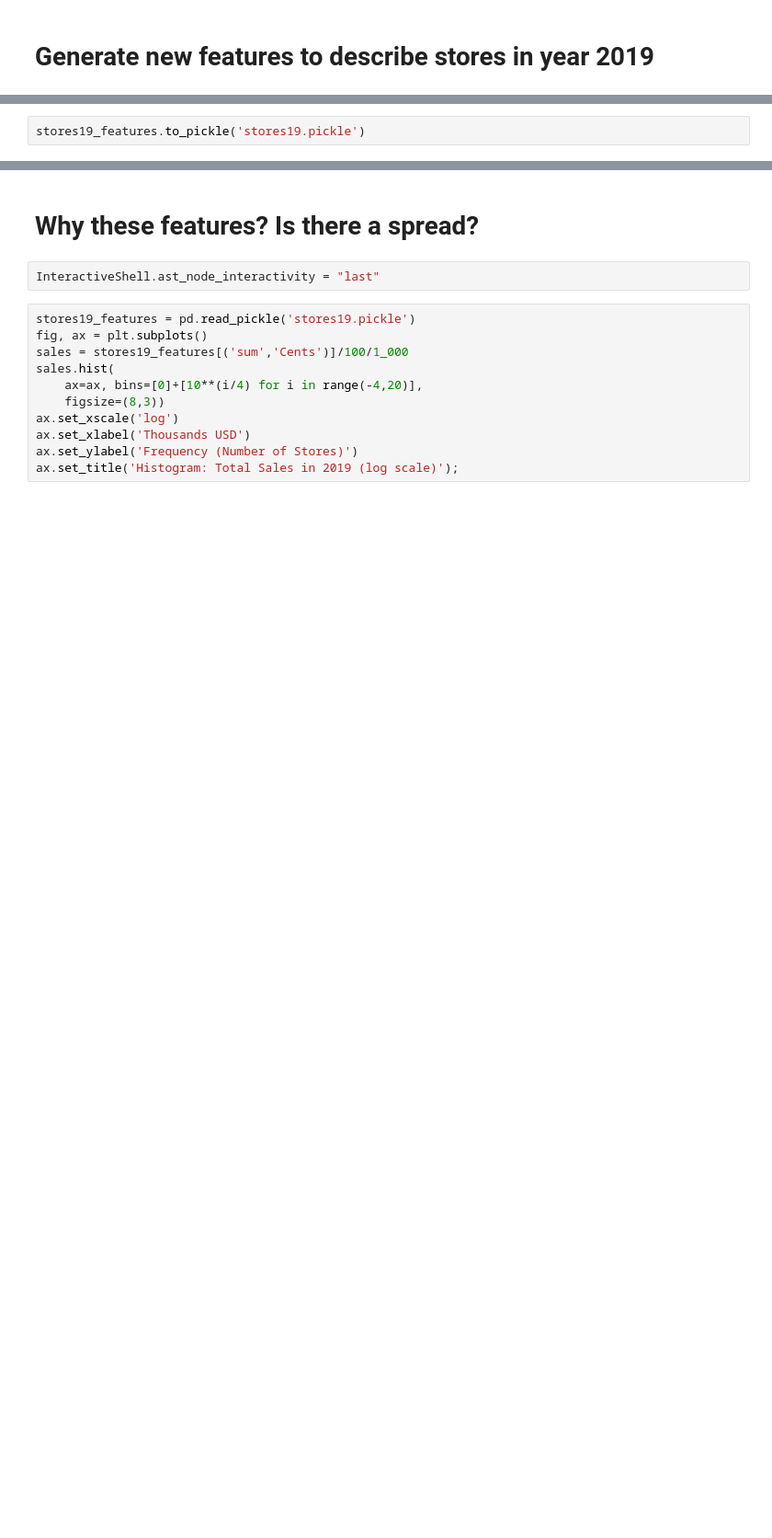
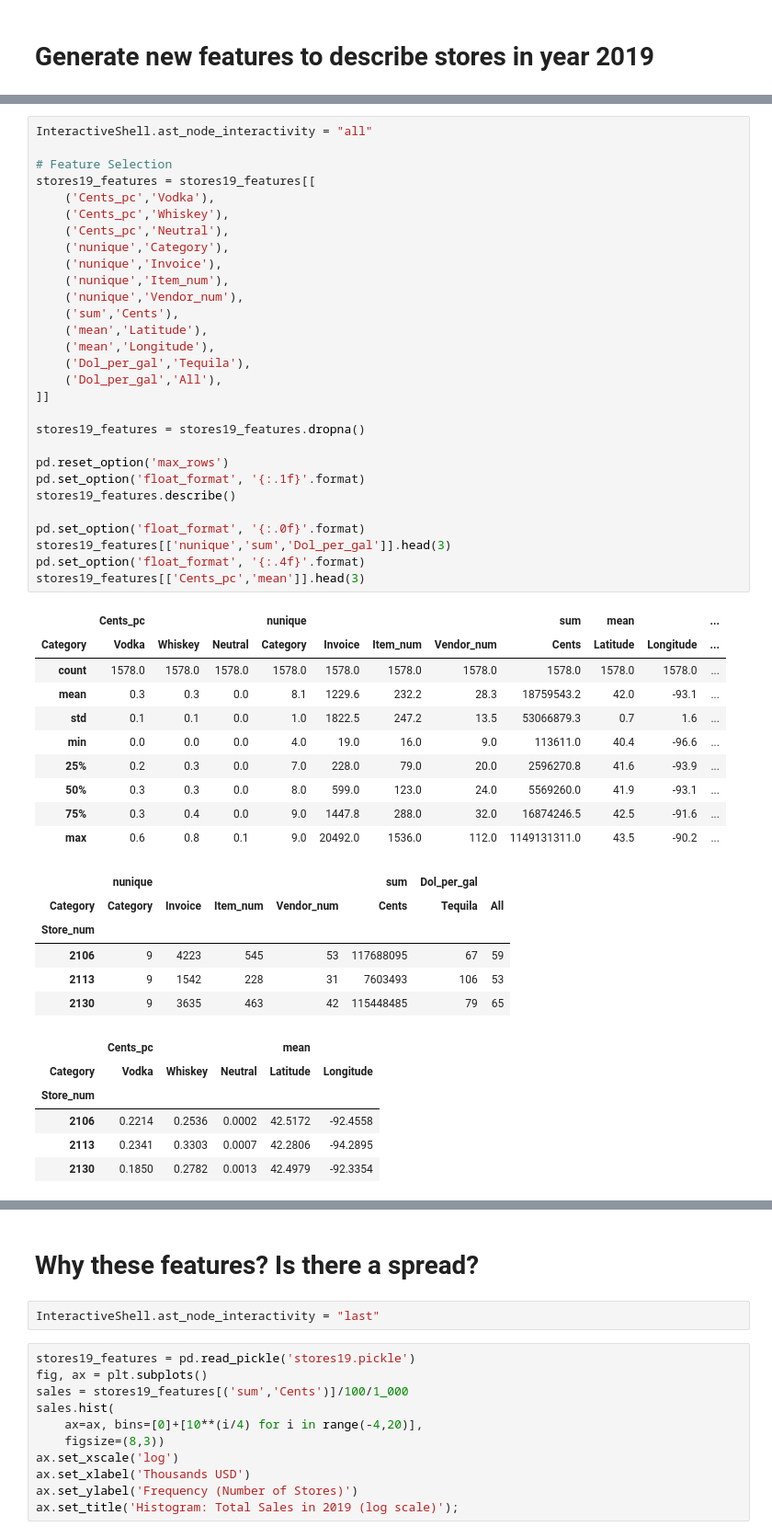
Before and after one commit to gatewaycat/iowa-liquor-sales2, a Jupyter notebook: 4-feature-engineering.ipynb, the cells around one changed output, grey strips where cells are left out. Shown at 92% size. Saved outputs shown, nothing was run; the diff lists cells and outputs as text; blank space fills up the shorter version.

```diff
--- a/4-feature-engineering.ipynb
+++ b/4-feature-engineering.ipynb
@@ -129,2 +134,52 @@ stores19_features.describe()
-# %%
-stores19_features.to_pickle('stores19.pickle')
+# %%
+InteractiveShell.ast_node_interactivity = "all"
+
+# Feature Selection
+stores19_features = stores19_features[[
+    ('Cents_pc','Vodka'),
+    ('Cents_pc','Whiskey'),
+    ('Cents_pc','Neutral'),
+    ('nunique','Category'),
+    ('nunique','Invoice'),
+    ('nunique','Item_num'),
+    ('nunique','Vendor_num'),
+    ('sum','Cents'),
+    ('mean','Latitude'),
+    ('mean','Longitude'),
+    ('Dol_per_gal','Tequila'),
+    ('Dol_per_gal','All'),
+]]
+
+stores19_features = stores19_features.dropna()
+
+pd.reset_option('max_rows')
+pd.set_option('float_format', '{:.1f}'.format)
+stores19_features.describe()
+
+pd.set_option('float_format', '{:.0f}'.format)
+stores19_features[['nunique','sum','Dol_per_gal']].head(3)
+pd.set_option('float_format', '{:.4f}'.format)
+stores19_features[['Cents_pc','mean']].head(3)
+# %% [output]
+|  | Cents_pc |  |  | nunique |  |  |  | sum | mean |  | ... |
+| Category | Vodka | Whiskey | Neutral | Category | Invoice | Item_num | Vendor_num | Cents | Latitude | Longitude | ... |
+| count | 1578.0 | 1578.0 | 1578.0 | 1578.0 | 1578.0 | 1578.0 | 1578.0 | 1578.0 | 1578.0 | 1578.0 | ... |
+| mean | 0.3 | 0.3 | 0.0 | 8.1 | 1229.6 | 232.2 | 28.3 | 18759543.2 | 42.0 | -93.1 | ... |
+| std | 0.1 | 0.1 | 0.0 | 1.0 | 1822.5 | 247.2 | 13.5 | 53066879.3 | 0.7 | 1.6 | ... |
+| min | 0.0 | 0.0 | 0.0 | 4.0 | 19.0 | 16.0 | 9.0 | 113611.0 | 40.4 | -96.6 | ... |
+| 25% | 0.2 | 0.3 | 0.0 | 7.0 | 228.0 | 79.0 | 20.0 | 2596270.8 | 41.6 | -93.9 | ... |
+| 50% | 0.3 | 0.3 | 0.0 | 8.0 | 599.0 | 123.0 | 24.0 | 5569260.0 | 41.9 | -93.1 | ... |
+| 75% | 0.3 | 0.4 | 0.0 | 9.0 | 1447.8 | 288.0 | 32.0 | 16874246.5 | 42.5 | -91.6 | ... |
+| max | 0.6 | 0.8 | 0.1 | 9.0 | 20492.0 | 1536.0 | 112.0 | 1149131311.0 | 43.5 | -90.2 | ... |
+|  | nunique |  |  |  | sum | Dol_per_gal |  |
+| Category | Category | Invoice | Item_num | Vendor_num | Cents | Tequila | All |
+| Store_num |  |  |  |  |  |  |  |
+| 2106 | 9 | 4223 | 545 | 53 | 117688095 | 67 | 59 |
+| 2113 | 9 | 1542 | 228 | 31 | 7603493 | 106 | 53 |
+| 2130 | 9 | 3635 | 463 | 42 | 115448485 | 79 | 65 |
+|  | Cents_pc |  |  | mean |  |
+| Category | Vodka | Whiskey | Neutral | Latitude | Longitude |
+| Store_num |  |  |  |  |  |
+| 2106 | 0.2214 | 0.2536 | 0.0002 | 42.5172 | -92.4558 |
+| 2113 | 0.2341 | 0.3303 | 0.0007 | 42.2806 | -94.2895 |
+| 2130 | 0.1850 | 0.2782 | 0.0013 | 42.4979 | -92.3354 |
```
Also changed, not shown: parts of 7 cells of this notebook, 1 other file.
